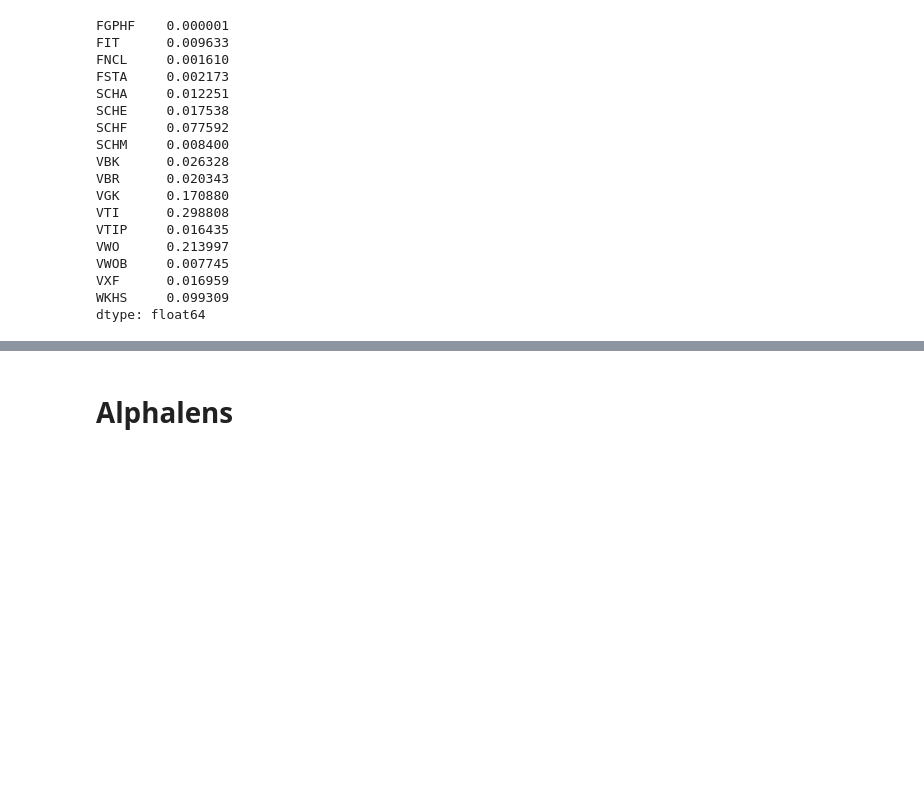
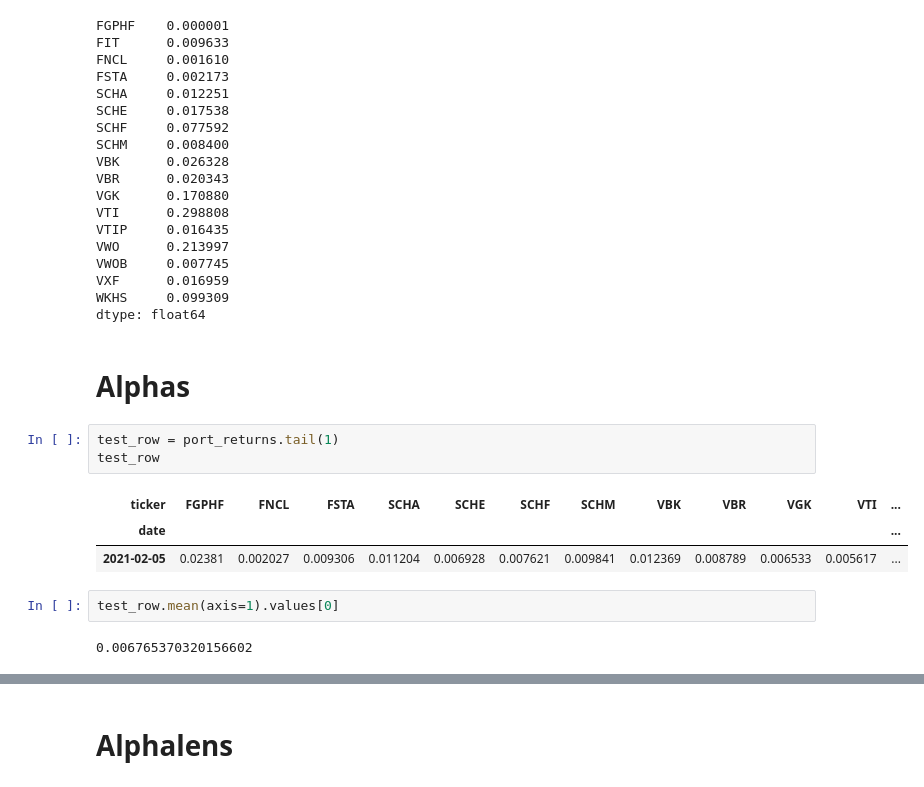
Before and after one commit to nmaiorana/svi-trading-tools, a Jupyter notebook: ameritrade_api.ipynb, the cells around one changed output, grey strips where cells are left out. Drawn from its saved outputs; the diff is of its cells as text; blank space fills up the shorter version.

```diff
--- a/ameritrade_api.ipynb
+++ b/ameritrade_api.ipynb
@@ -466,3 +466,16 @@ VWOB     0.007745
 VXF      0.016959
 WKHS     0.099309
 dtype: float64
+# %% [markdown]
+# Alphas
+# %%
+test_row = port_returns.tail(1)
+test_row
+# %% [output]
+| ticker | FGPHF | FNCL | FSTA | SCHA | SCHE | SCHF | SCHM | VBK | VBR | VGK | VTI | ... |
+| date |  |  |  |  |  |  |  |  |  |  |  | ... |
+| 2021-02-05 | 0.02381 | 0.002027 | 0.009306 | 0.011204 | 0.006928 | 0.007621 | 0.009841 | 0.012369 | 0.008789 | 0.006533 | 0.005617 | ... |
+# %%
+test_row.mean(axis=1).values[0]
+# %% [output]
+0.006765370320156602
```
Also changed, not shown: parts of 6 cells of this notebook, 1 other file.
